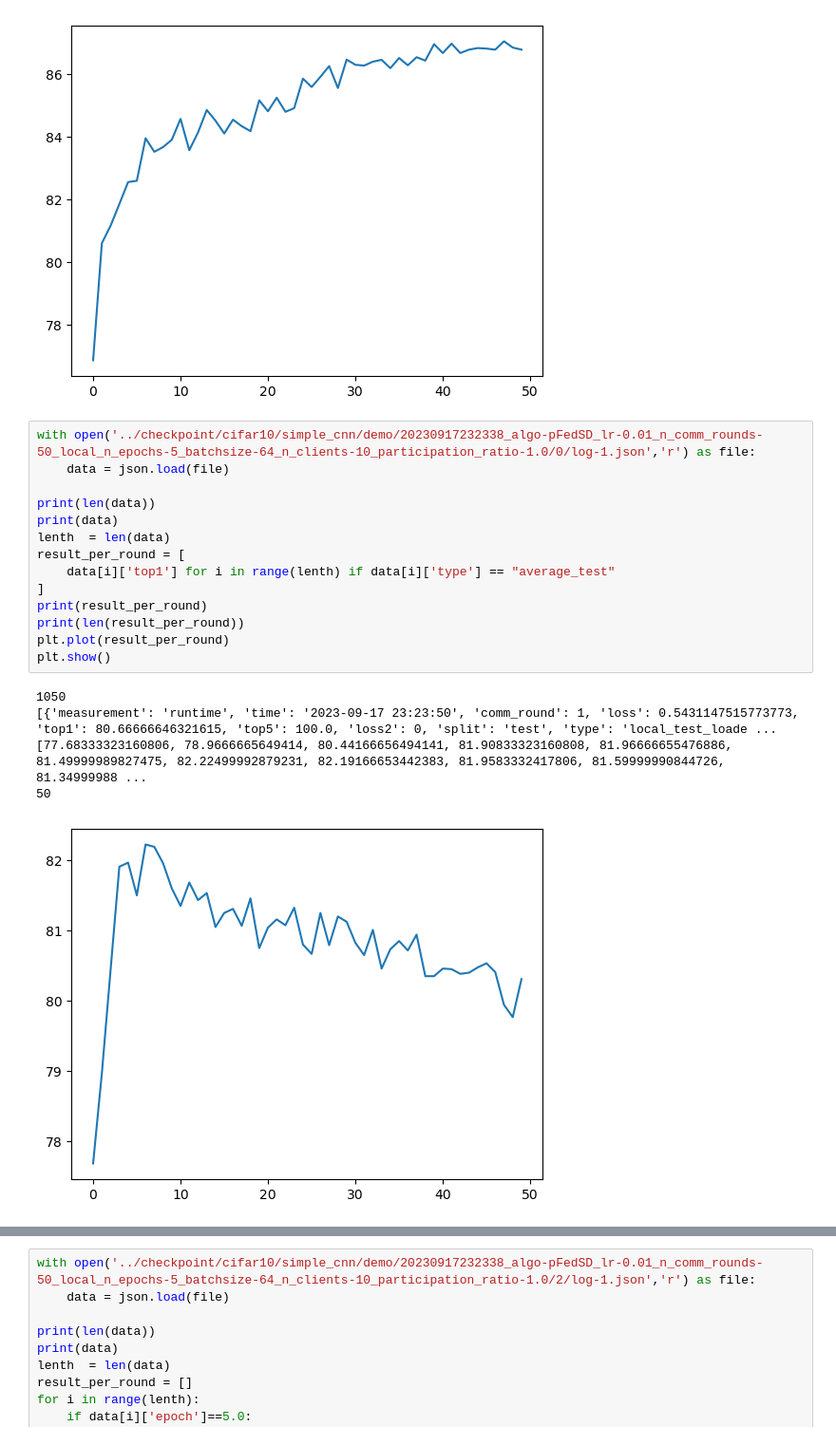
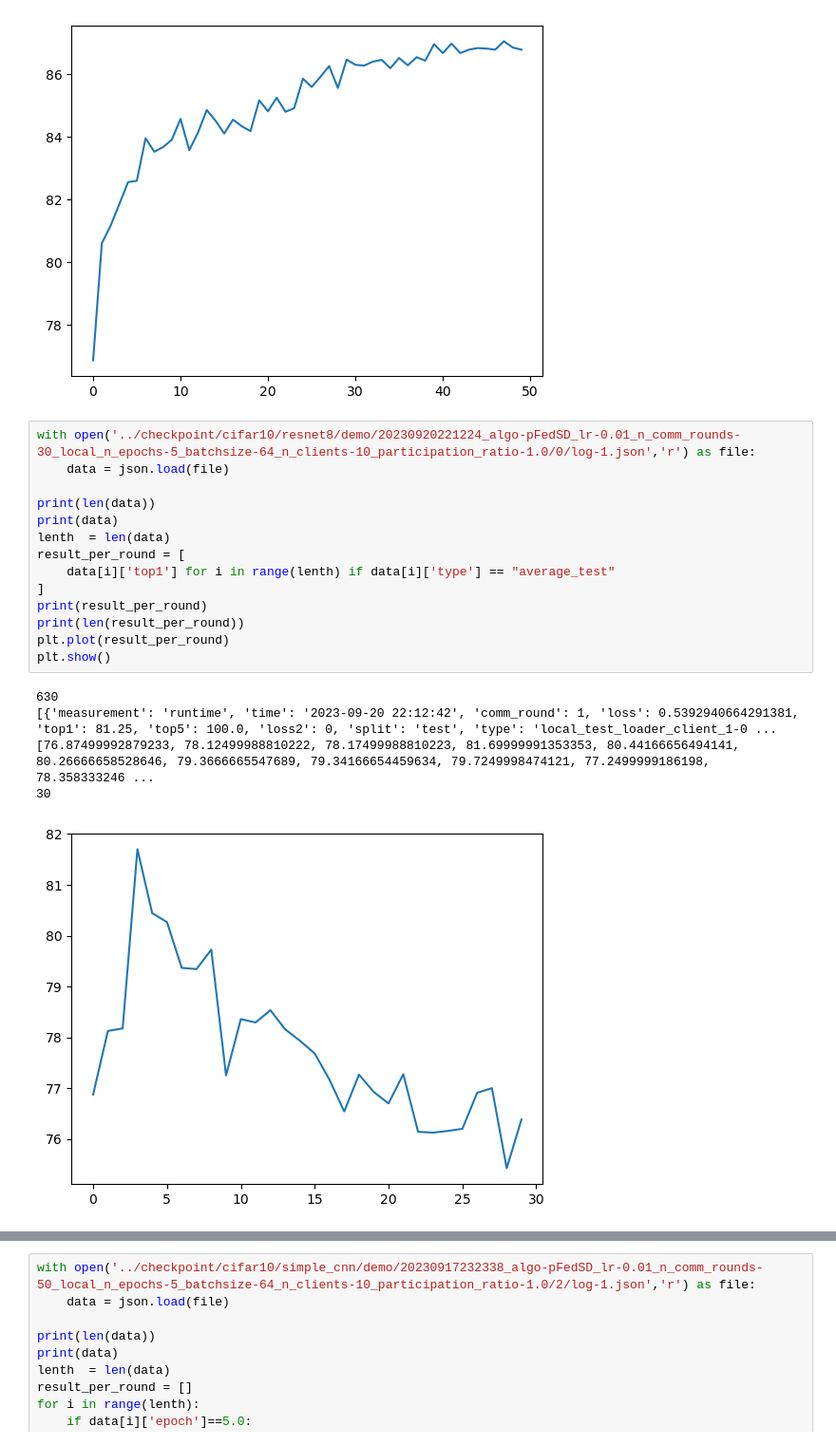
Before and after one commit to LEON-gittech/CPFL, a Jupyter notebook: leon/my.ipynb, the cells around one changed output, grey strips where cells are left out. Shown at 95% size. Drawn from its saved outputs; the diff is of its cells as text.

```diff
--- a/leon/my.ipynb
+++ b/leon/my.ipynb
@@ -43,22 +43,22 @@ plt.show()
 50
 [figure]
 # %%
-with open('../checkpoint/cifar10/simple_cnn/demo/20230917232338_algo-pFedSD_lr-0.01_n_comm_rounds-50_local_n_epochs-5_batchsize-64_n_clients-10_participation_ratio-1.0/0/log-1.json','r') as file:
+with open('../checkpoint/cifar10/resnet8/demo/20230920221224_algo-pFedSD_lr-0.01_n_comm_rounds-30_local_n_epochs-5_batchsize-64_n_clients-10_participation_ratio-1.0/0/log-1.json','r') as file:
     data = json.load(file)
 
 print(len(data))
 print(data)
 lenth  = len(data)
 result_per_round = [
     data[i]['top1'] for i in range(lenth) if data[i]['type'] == "average_test"
 ]
 print(result_per_round)
 print(len(result_per_round))
 plt.plot(result_per_round)
 plt.show()
 # %% [output]
-1050
-[{'measurement': 'runtime', 'time': '2023-09-17 23:23:50', 'comm_round': 1, 'loss': 0.5431147515773773, 'top1': 80.66666646321615, 'top5': 100.0, 'loss2': 0, 'split': 'test', 'type': 'local_test_loade ...
-[77.68333323160806, 78.9666665649414, 80.44166656494141, 81.90833323160808, 81.96666655476886, 81.49999989827475, 82.22499992879231, 82.19166653442383, 81.9583332417806, 81.59999990844726, 81.34999988 ...
-50
+630
+[{'measurement': 'runtime', 'time': '2023-09-20 22:12:42', 'comm_round': 1, 'loss': 0.5392940664291381, 'top1': 81.25, 'top5': 100.0, 'loss2': 0, 'split': 'test', 'type': 'local_test_loader_client_1-0 ...
+[76.87499992879233, 78.12499988810222, 78.17499988810223, 81.69999991353353, 80.44166656494141, 80.26666658528646, 79.3666665547689, 79.34166654459634, 79.7249998474121, 77.2499999186198, 78.358333246 ...
+30
-[figure, old version]
+[figure, new version]
```
Also changed, not shown: parts of 7 cells of this notebook, 4 other files.
